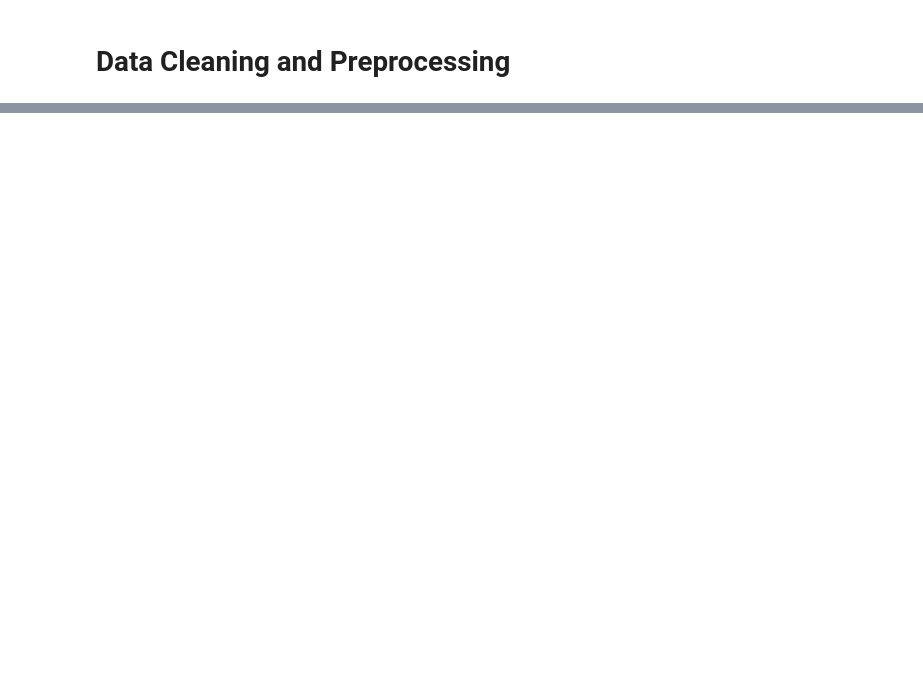
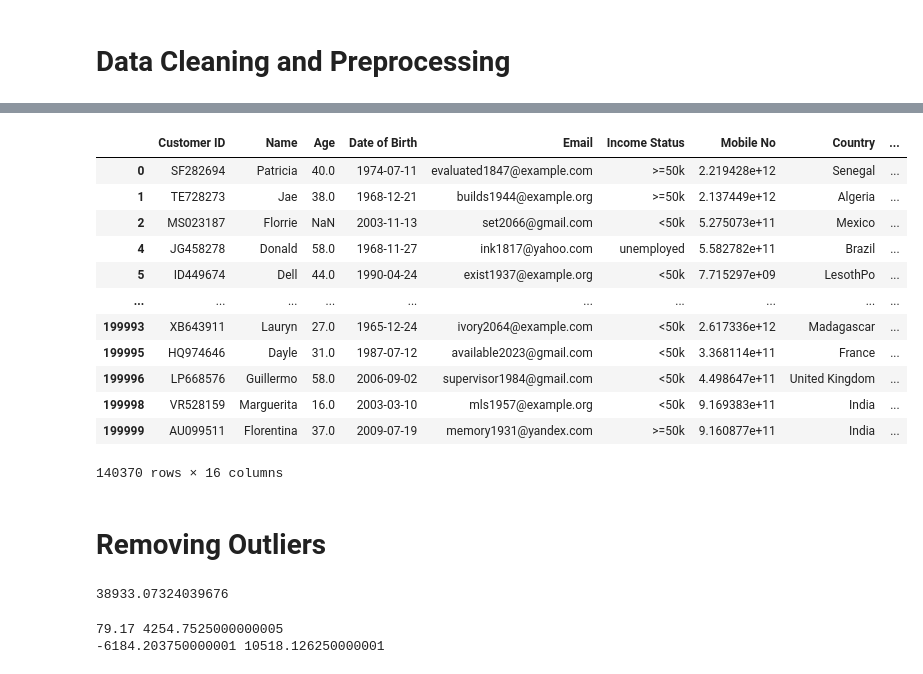
Before and after one commit to harzrawat/Internship_practice, a Jupyter notebook: churn_prediction/dataclean.ipynb, the cells around one changed output, grey strips where cells are left out. Drawn from its saved outputs; the diff is of its cells as text; code cells hidden in the pictures; blank space fills up the shorter version.

```diff
--- a/churn_prediction/dataclean.ipynb
+++ b/churn_prediction/dataclean.ipynb
@@ -42,0 +68,4 @@ useful_df = df[['Customer ID','Email Active','Mobile Active','City','Time Spent'
+# %%
+df2 = df.groupby('Customer ID')
+df3 = df2['Transaction_Amount'].sum().reset_index()
+df3
@@ -42,0 +86,41 @@ useful_df = df[['Customer ID','Email Active','Mobile Active','City','Time Spent'
+# %%
+
+to_remove_cutomer_lst = df3[df3["Transaction_Amount"]==0]['Customer ID'].tolist()
+df = df[(~df['Customer ID'].isin(to_remove_cutomer_lst)) & (df['Customer ID'].notnull()) & (df['Transaction_Amount'].notnull())]
+# %%
+df
+# %% [output]
+|  | Customer ID | Name | Age | Date of Birth | Email | Income Status | Mobile No | Country | ... |
+| 0 | SF282694 | Patricia | 40.0 | 1974-07-11 | evaluated1847@example.com | >=50k | 2.219428e+12 | Senegal | ... |
+| 1 | TE728273 | Jae | 38.0 | 1968-12-21 | builds1944@example.org | >=50k | 2.137449e+12 | Algeria | ... |
+| 2 | MS023187 | Florrie | NaN | 2003-11-13 | set2066@gmail.com | <50k | 5.275073e+11 | Mexico | ... |
+| 4 | JG458278 | Donald | 58.0 | 1968-11-27 | ink1817@yahoo.com | unemployed | 5.582782e+11 | Brazil | ... |
+| 5 | ID449674 | Dell | 44.0 | 1990-04-24 | exist1937@example.org | <50k | 7.715297e+09 | LesothPo | ... |
+| ... | ... | ... | ... | ... | ... | ... | ... | ... | ... |
+| 199993 | XB643911 | Lauryn | 27.0 | 1965-12-24 | ivory2064@example.com | <50k | 2.617336e+12 | Madagascar | ... |
+| 199995 | HQ974646 | Dayle | 31.0 | 1987-07-12 | available2023@gmail.com | <50k | 3.368114e+11 | France | ... |
+| 199996 | LP668576 | Guillermo | 58.0 | 2006-09-02 | supervisor1984@gmail.com | <50k | 4.498647e+11 | United Kingdom | ... |
+| 199998 | VR528159 | Marguerita | 16.0 | 2003-03-10 | mls1957@example.org | <50k | 9.169383e+11 | India | ... |
+| 199999 | AU099511 | Florentina | 37.0 | 2009-07-19 | memory1931@yandex.com | >=50k | 9.160877e+11 | India | ... |
+140370 rows × 16 columns
+# %% [markdown]
+# Removing Outliers
+# %%
+df['Transaction_Amount'].quantile(1)
+# %% [output]
+38933.07324039676
+# %%
+def remove_outliers(df, column):
+    Q1 = df[column].quantile(0.25)
+    Q3 = df[column].quantile(0.75)
+    print(Q1,Q3)
+    IQR = Q3 - Q1
+    lower_bound = Q1 - 1.5 * IQR
+    upper_bound = Q3 + 1.5 * IQR
+    print(lower_bound,upper_bound)
+    return df[(df[column] >= lower_bound) & (df[column] <= upper_bound)]
+
+df2 = remove_outliers(df,'Transaction_Amount')
+# %% [output]
+79.17 4254.7525000000005
+-6184.203750000001 10518.126250000001
```
Also changed, not shown: parts of 13 cells of this notebook, 3 other files.
